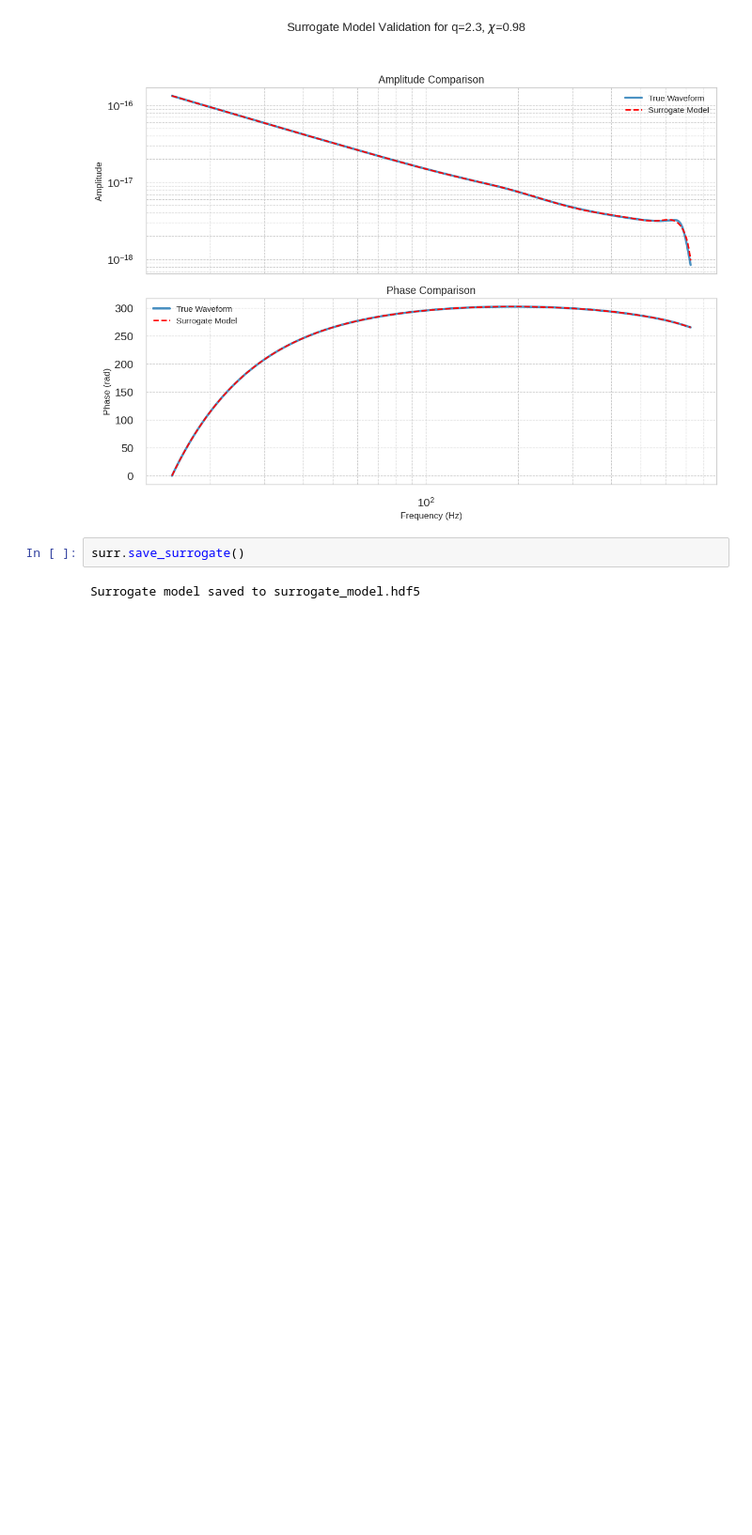
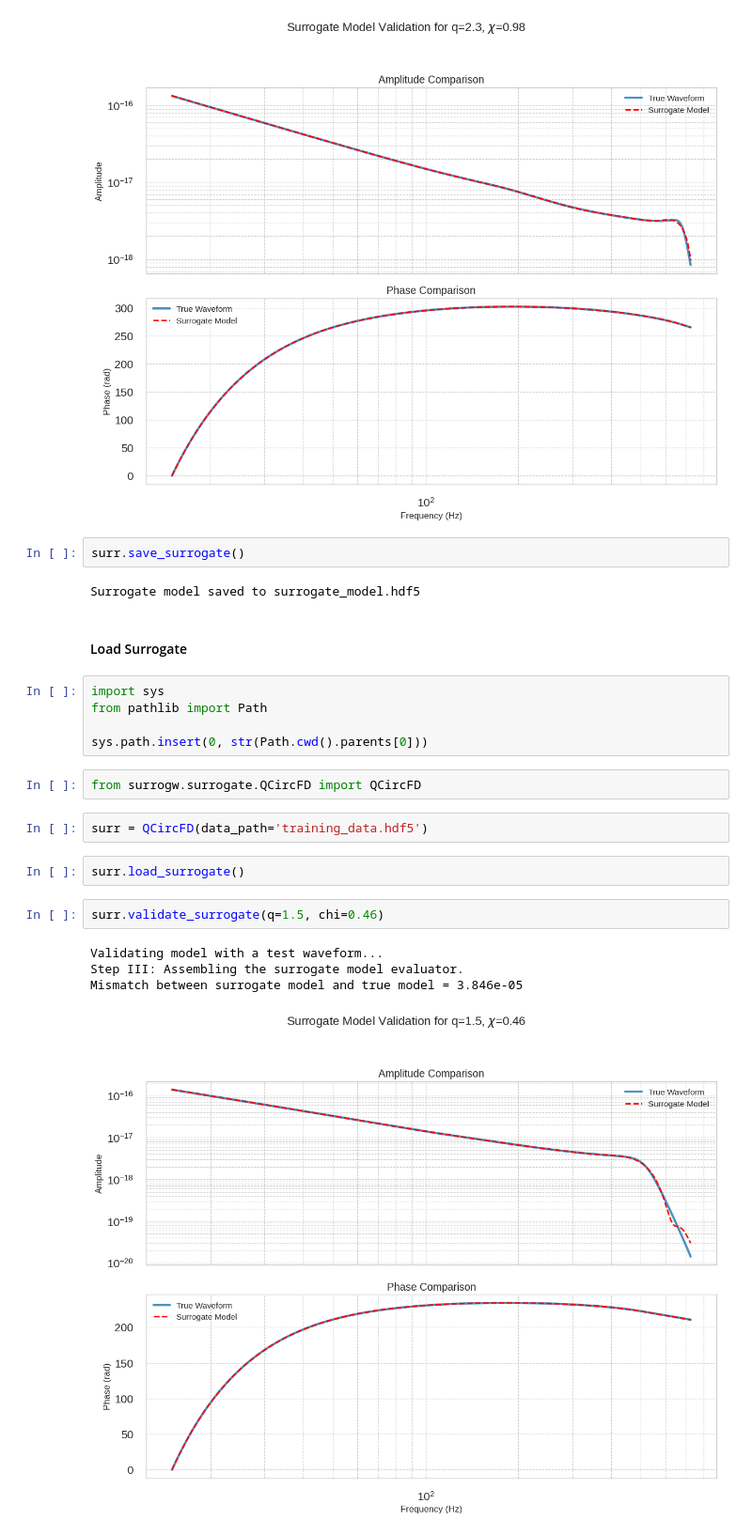
Before and after one commit to AfrozSaqlain/GWSurrogate, a Jupyter notebook: Notebooks/surrogate_build.ipynb, the cells around one changed output. Shown at 94% size. Saved outputs shown, nothing was run; the diff lists cells and outputs as text; blank space fills up the shorter version.

Commit message:
Added surrogate laoding function

```diff
--- a/Notebooks/surrogate_build.ipynb
+++ b/Notebooks/surrogate_build.ipynb
@@ -34,3 +34,23 @@ Mismatch between surrogate model and true model = 7.993e-05
 surr.save_surrogate()
 # %% [output]
 Surrogate model saved to surrogate_model.hdf5
+# %% [markdown]
+#### Load Surrogate
+# %%
+import sys
+from pathlib import Path
+
+sys.path.insert(0, str(Path.cwd().parents[0]))
+# %%
+from surrogw.surrogate.QCircFD import QCircFD
+# %%
+surr = QCircFD(data_path='training_data.hdf5')
+# %%
+surr.load_surrogate()
+# %%
+surr.validate_surrogate(q=1.5, chi=0.46)
+# %% [output]
+Validating model with a test waveform...
+Step III: Assembling the surrogate model evaluator.
+Mismatch between surrogate model and true model = 3.846e-05
+[figure, added]
```
Also changed, not shown: parts of 1 cell of this notebook, 3 other files.
